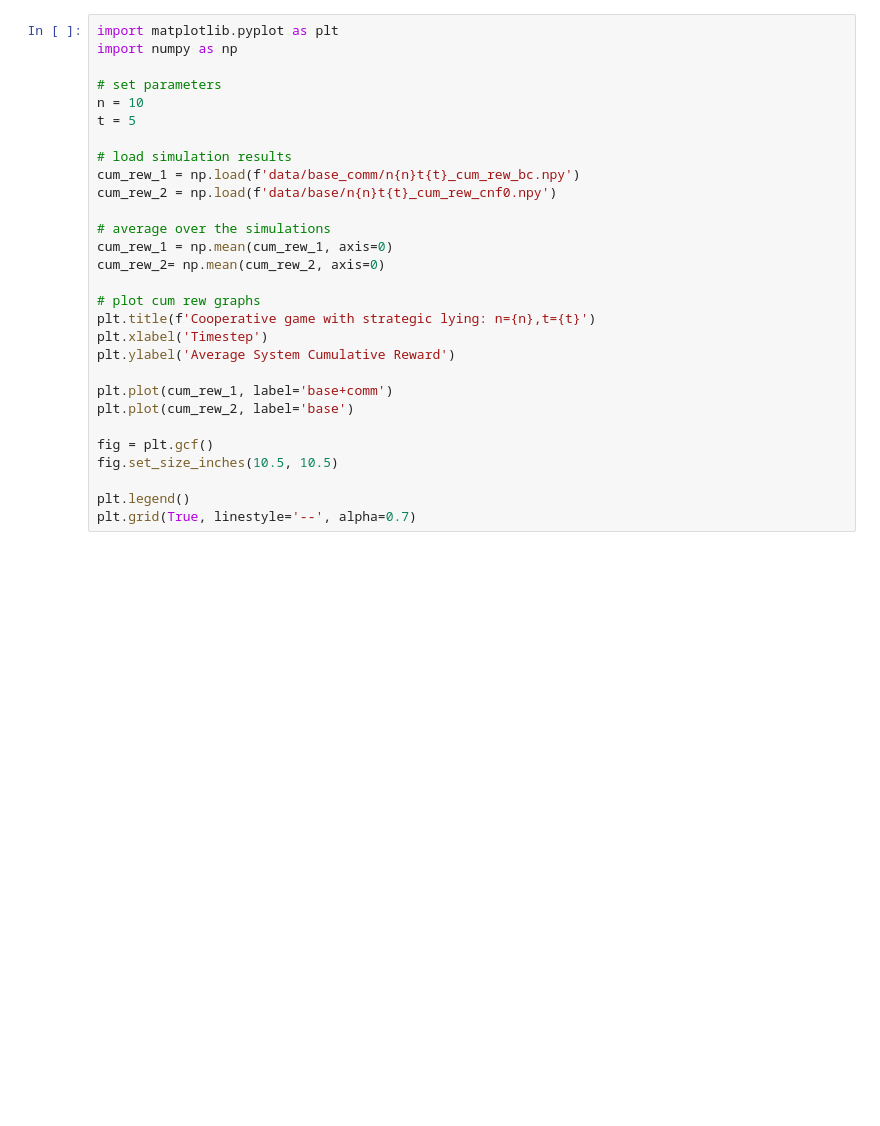
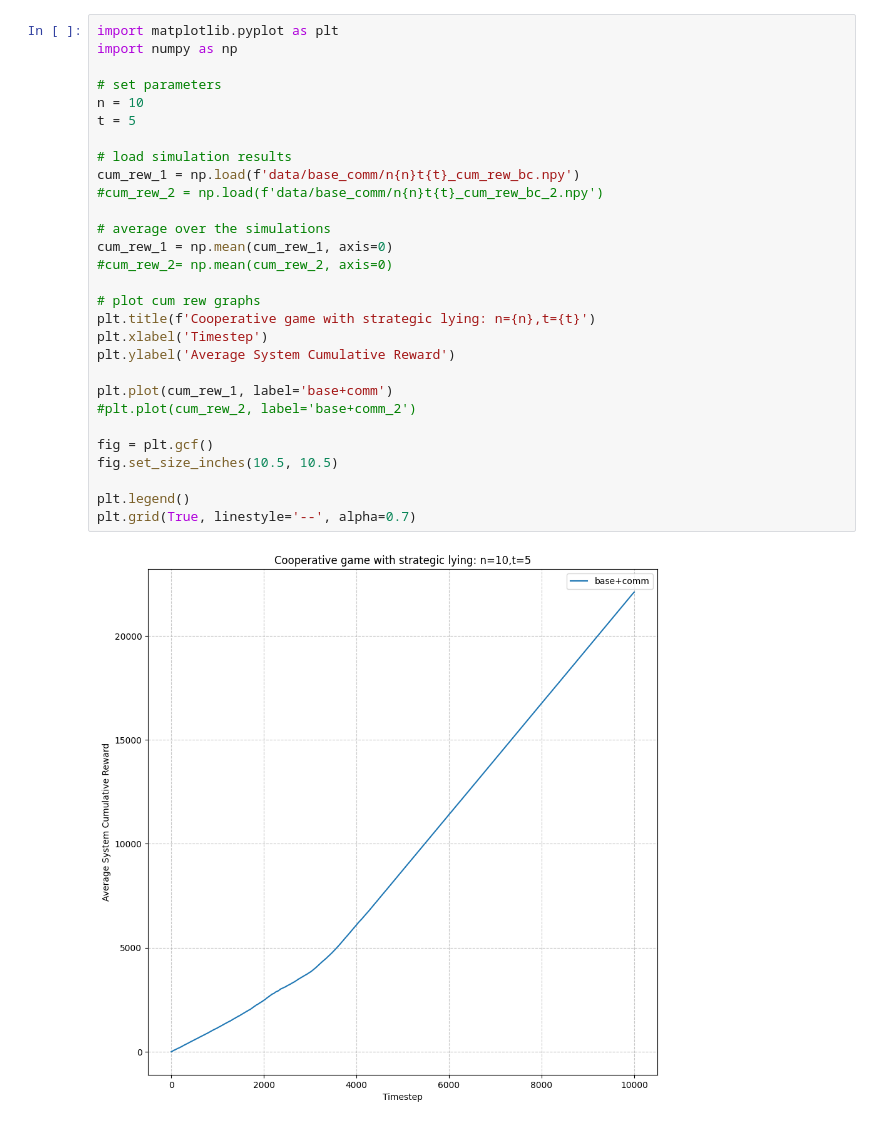
Before and after one commit to akhimoche/coop-form-marl, a Jupyter notebook: graph_test.ipynb, the cells around one changed output. Saved outputs shown, nothing was run; the diff lists cells and outputs as text; blank space fills up the shorter version.

```diff
--- a/graph_test.ipynb
+++ b/graph_test.ipynb
@@ -1,32 +1,34 @@
 # %%
 import matplotlib.pyplot as plt
 import numpy as np
 
 # set parameters
 n = 10
 t = 5
 
 # load simulation results
 cum_rew_1 = np.load(f'data/base_comm/n{n}t{t}_cum_rew_bc.npy')
-cum_rew_2 = np.load(f'data/base/n{n}t{t}_cum_rew_cnf0.npy')
+#cum_rew_2 = np.load(f'data/base_comm/n{n}t{t}_cum_rew_bc_2.npy')
 
 # average over the simulations
 cum_rew_1 = np.mean(cum_rew_1, axis=0)
-cum_rew_2= np.mean(cum_rew_2, axis=0)
+#cum_rew_2= np.mean(cum_rew_2, axis=0)
 
 # plot cum rew graphs
 plt.title(f'Cooperative game with strategic lying: n={n},t={t}')
 plt.xlabel('Timestep')
 plt.ylabel('Average System Cumulative Reward')
 
 plt.plot(cum_rew_1, label='base+comm')
-plt.plot(cum_rew_2, label='base')
+#plt.plot(cum_rew_2, label='base+comm_2')
 
 fig = plt.gcf()
 fig.set_size_inches(10.5, 10.5)
 
 plt.legend()
 plt.grid(True, linestyle='--', alpha=0.7)
+# %% [output]
+[figure, added]
 # %%
 actions_1 = np.load(f'data/base_comm/n{n}t{t}_actions_bc.npy')
 
```
Also changed, not shown: parts of 3 cells of this notebook, 12 other files.
